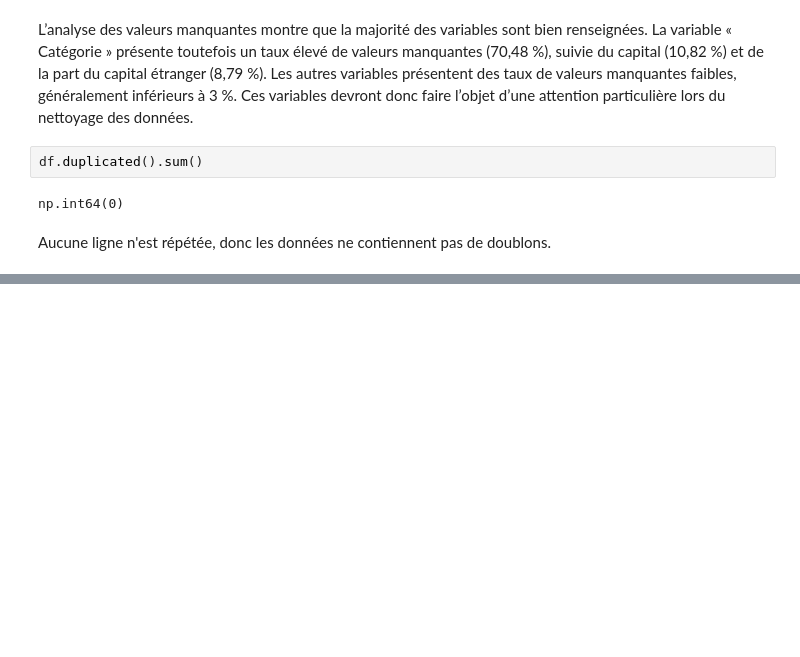
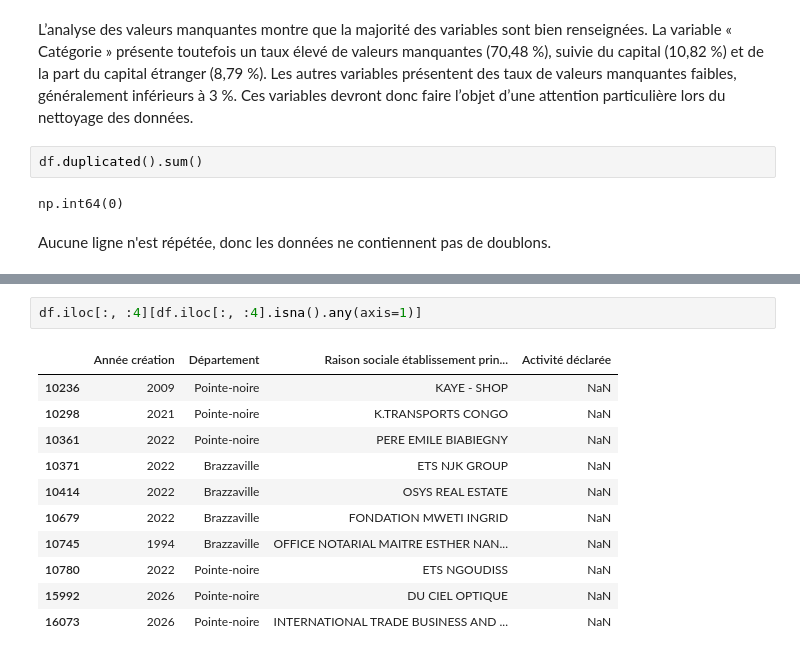
Before and after one commit to Perine23Dev/analyse-entreprises-emploi-republique-du-congo, a Jupyter notebook: projet_base.ipynb, the cells around one changed output, grey strips where cells are left out. Cells and saved outputs as stored; diff of their text form; blank space fills up the shorter version.

```diff
--- a/projet_base.ipynb
+++ b/projet_base.ipynb
@@ -144,0 +168,14 @@ Aucune ligne n'est répétée, donc les données ne contiennent pas de doublons.
+# %%
+df.iloc[:, :4][df.iloc[:, :4].isna().any(axis=1)]
+# %% [output]
+|  | Année création | Département | Raison sociale établissement prin... | Activité déclarée |
+| 10236 | 2009 | Pointe-noire | KAYE - SHOP | NaN |
+| 10298 | 2021 | Pointe-noire | K.TRANSPORTS CONGO | NaN |
+| 10361 | 2022 | Pointe-noire | PERE EMILE BIABIEGNY | NaN |
+| 10371 | 2022 | Brazzaville | ETS NJK GROUP | NaN |
+| 10414 | 2022 | Brazzaville | OSYS REAL ESTATE | NaN |
+| 10679 | 2022 | Brazzaville | FONDATION MWETI INGRID | NaN |
+| 10745 | 1994 | Brazzaville | OFFICE NOTARIAL MAITRE ESTHER NAN... | NaN |
+| 10780 | 2022 | Pointe-noire | ETS NGOUDISS | NaN |
+| 15992 | 2026 | Pointe-noire | DU CIEL OPTIQUE | NaN |
+| 16073 | 2026 | Pointe-noire | INTERNATIONAL TRADE BUSINESS AND ... | NaN |
```
Also changed, not shown: parts of 29 cells of this notebook.
